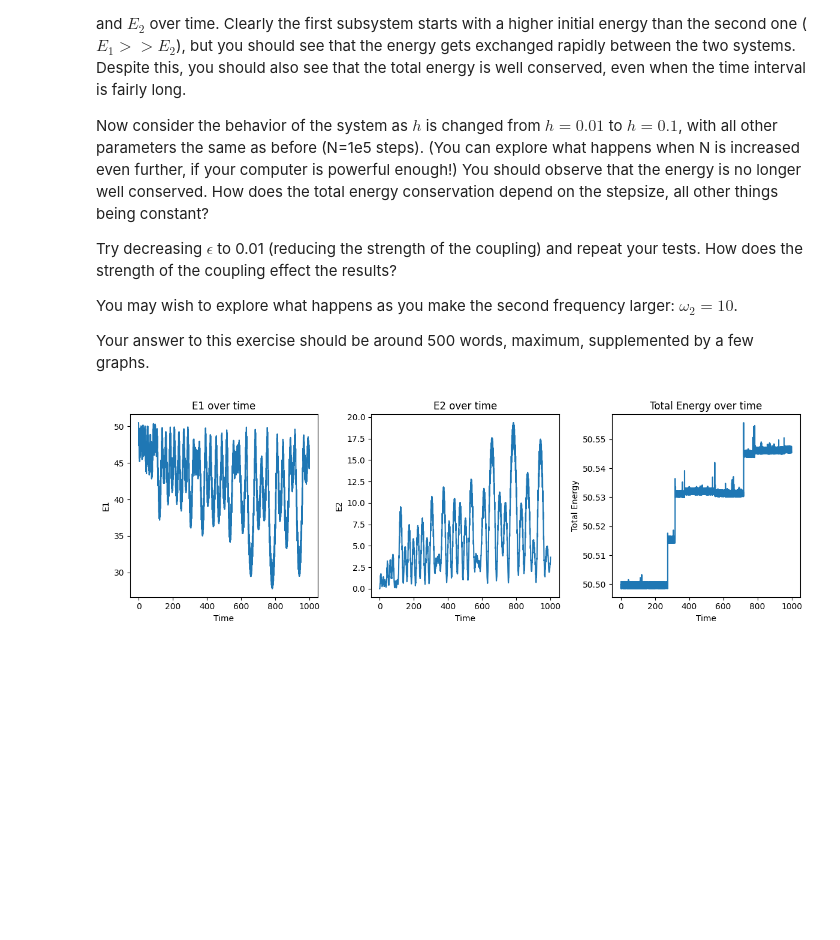
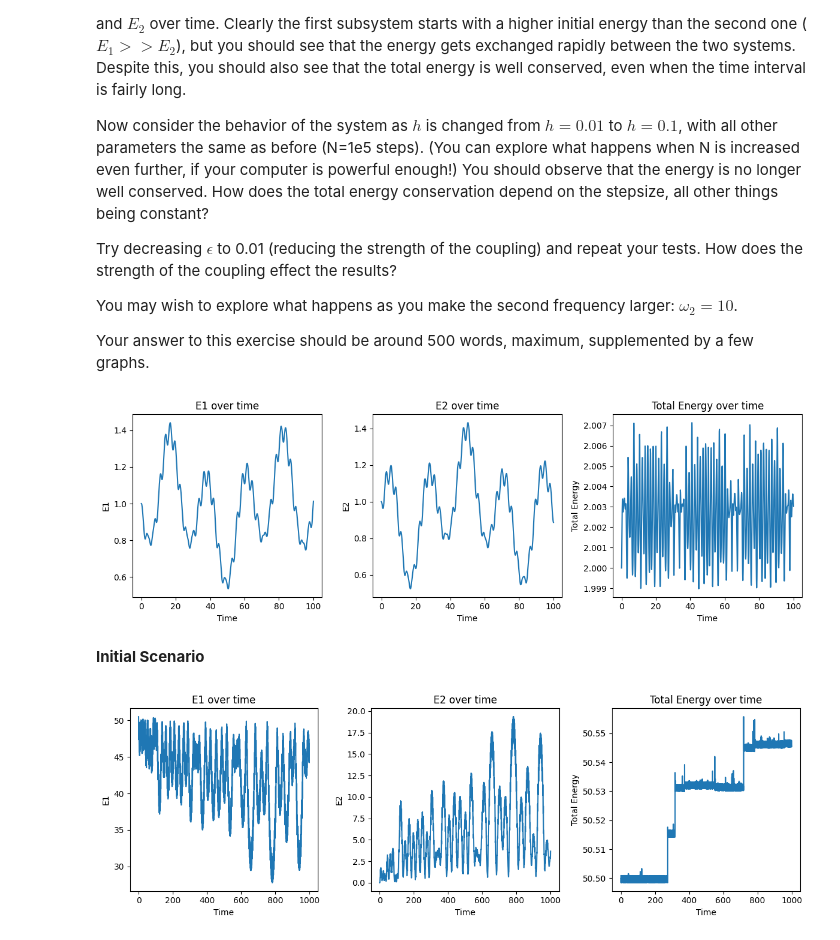
Before and after one commit to uzaykaradag/rscam-hw-2, a Jupyter notebook: ComputerAssessment1.ipynb, the cells around one changed output. Saved outputs shown, nothing was run; the diff lists cells and outputs as text; code cells hidden in the pictures; blank space fills up the shorter version.

```diff
--- a/ComputerAssessment1.ipynb
+++ b/ComputerAssessment1.ipynb
@@ -330,5 +374,39 @@ def compute_energies(QQ, PP, omega1, omega2, epsilon):
         E.append(E_val)
 
     return np.array(E1), np.array(E2), np.array(E)
+# %%
+def plot_energies(q0, p0, h, N, omega1, omega2, epsilon):
+    QQ, PP = leapfrog_trajectory(q0, p0, h, N, force_field=twinpend_force)
+    E1, E2, E_total = compute_energies(QQ, PP, omega1, omega2, epsilon)
+
+    # Plotting E1 over time
+    plt.figure(figsize=(12, 4))
+    plt.subplot(1, 3, 1)
+    plt.plot(np.arange(N + 1) * h, E1)
+    plt.title('E1 over time')
+    plt.xlabel('Time')
+    plt.ylabel('E1')
+
+    # Plotting E2 over time
+    plt.subplot(1, 3, 2)
+    plt.plot(np.arange(N + 1) * h, E2)
+    plt.title('E2 over time')
+    plt.xlabel('Time')
+    plt.ylabel('E2')
+
+    # Plotting total energy over time
+    plt.subplot(1, 3, 3)
+    plt.plot(np.arange(N + 1) * h, E_total)
+    plt.title('Total Energy over time')
+    plt.xlabel('Time')
+    plt.ylabel('Total Energy')
+    plt.tight_layout()
+    plt.show()
+
+
+# Initial scenario
+plot_energies(q0=q0, p0=p0, h=h, N=N, omega1=omega1, omega2=omega2, epsilon=epsilon)
+# %% [output]
+[figure, added]
 # %%
 def plot_energies(q0, p0, h, N, omega1, omega2, epsilon):
@@ -369,6 +444,9 @@ N = int(1e5)
 omega1 = 1
 omega2 = 1
 epsilon = 0.1
+# %% [markdown]
+
+**Initial Scenario**
 # %%
 plot_energies(q0=q0, p0=p0, h=h, N=N, omega1=omega1, omega2=omega2, epsilon=epsilon)
 # %% [output]
```
Also changed, not shown: parts of 17 cells of this notebook.
